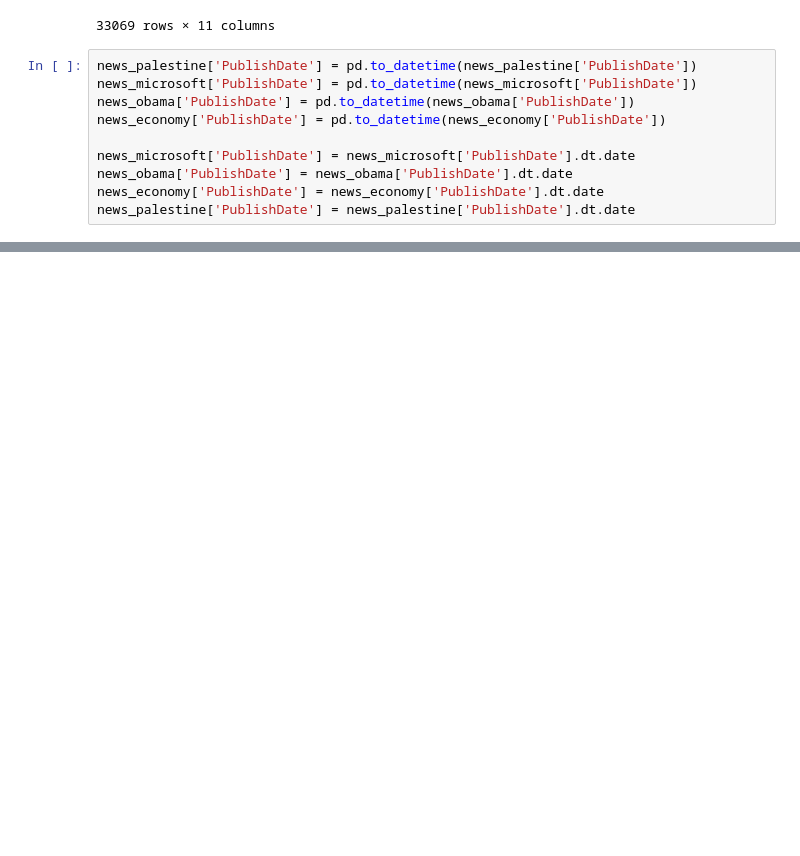
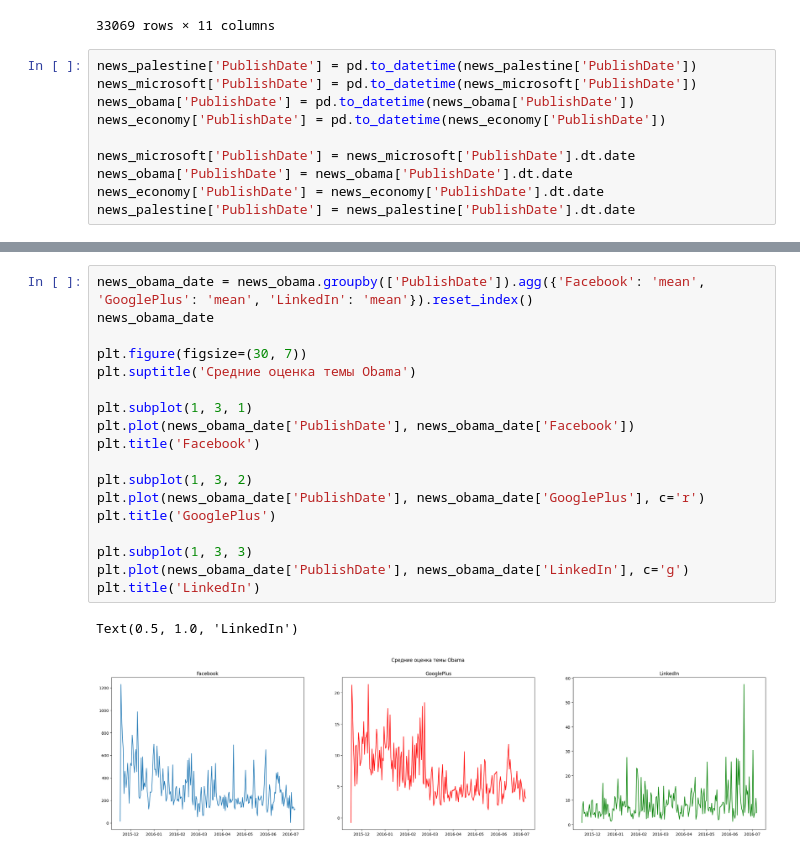
Before and after one commit to nikita221723/News-popularity, a Jupyter notebook: News_popularity.ipynb, the cells around one changed output, grey strips where cells are left out. Cells and saved outputs as stored; diff of their text form; blank space fills up the shorter version.

```diff
--- a/News_popularity.ipynb
+++ b/News_popularity.ipynb
@@ -139,0 +174,21 @@ news_palestine['PublishDate'] = news_palestine['PublishDate'].dt.date
+# %%
+news_obama_date = news_obama.groupby(['PublishDate']).agg({'Facebook': 'mean', 'GooglePlus': 'mean', 'LinkedIn': 'mean'}).reset_index()
+news_obama_date
+
+plt.figure(figsize=(30, 7))
+plt.suptitle('Средние оценка темы Obama')
+
+plt.subplot(1, 3, 1)
+plt.plot(news_obama_date['PublishDate'], news_obama_date['Facebook'])
+plt.title('Facebook')
+
+plt.subplot(1, 3, 2)
+plt.plot(news_obama_date['PublishDate'], news_obama_date['GooglePlus'], c='r')
+plt.title('GooglePlus')
+
+plt.subplot(1, 3, 3)
+plt.plot(news_obama_date['PublishDate'], news_obama_date['LinkedIn'], c='g')
+plt.title('LinkedIn')
+# %% [output]
+Text(0.5, 1.0, 'LinkedIn')
+[figure, added]
```
Also changed, not shown: parts of 8 cells of this notebook.
